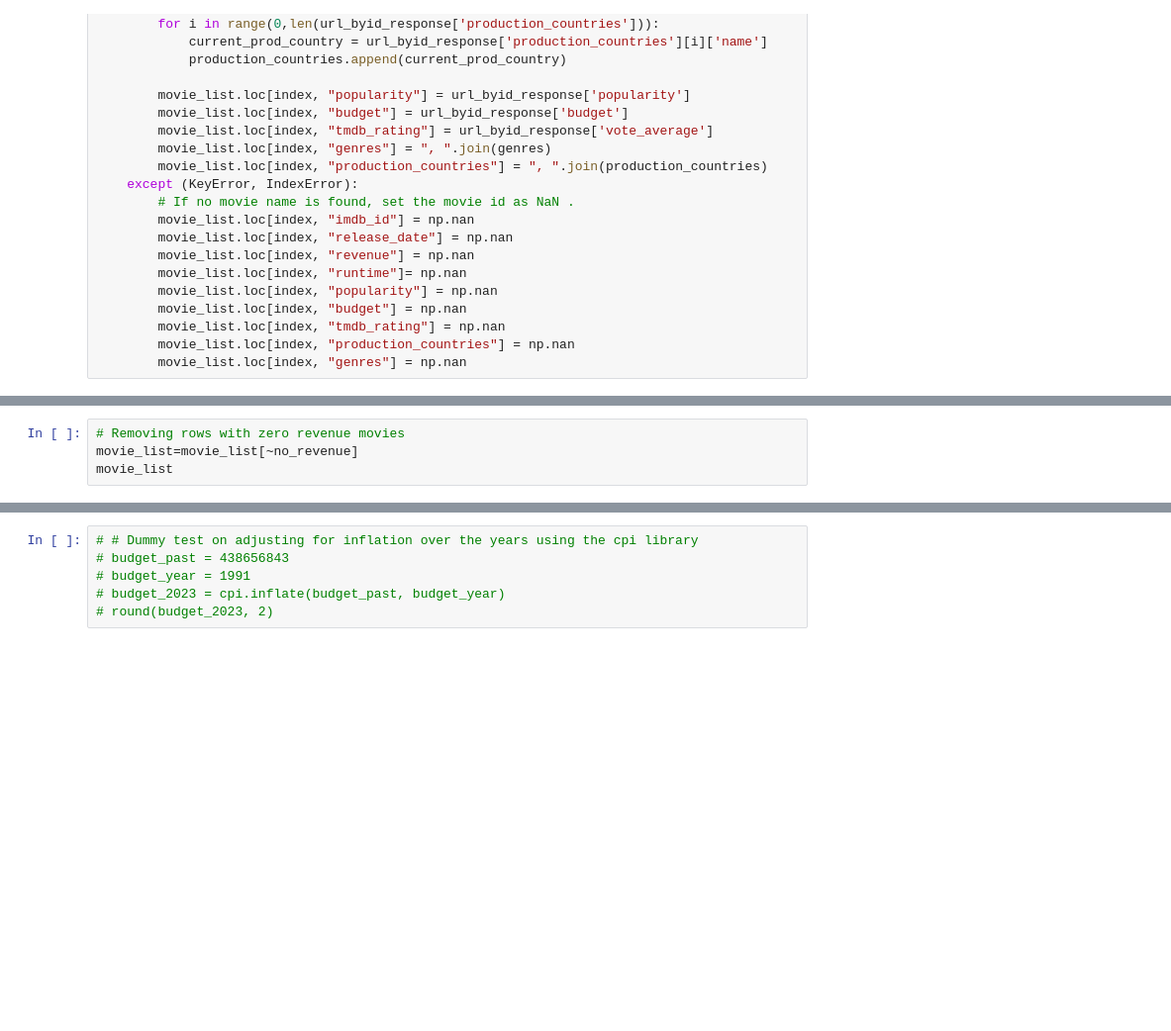
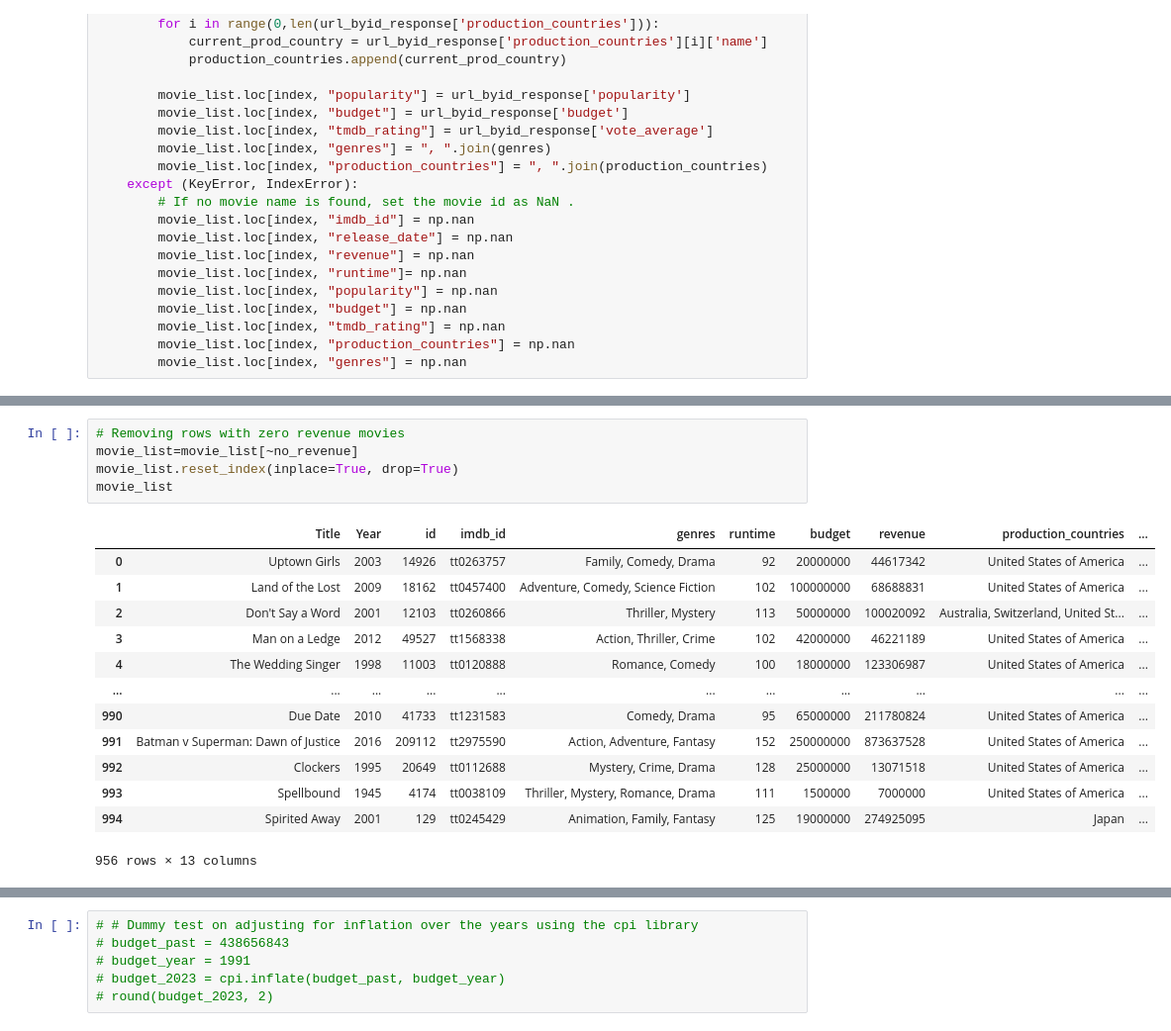
Before and after one commit to Mitajoshi/BC-Project-1, a Jupyter notebook: movie_analysis.ipynb, the cells around one changed output, grey strips where cells are left out. Shown at 99% size. Saved outputs shown, nothing was run; the diff lists cells and outputs as text; blank space fills up the shorter version.

```diff
--- a/movie_analysis.ipynb
+++ b/movie_analysis.ipynb
@@ -549,7 +626,22 @@ no_revenue
 # %%
 # Removing rows with zero revenue movies
 movie_list=movie_list[~no_revenue]
+movie_list.reset_index(inplace=True, drop=True)
 movie_list
+# %% [output]
+|  | Title | Year | id | imdb_id | genres | runtime | budget | revenue | production_countries | ... |
+| 0 | Uptown Girls | 2003 | 14926 | tt0263757 | Family, Comedy, Drama | 92 | 20000000 | 44617342 | United States of America | ... |
+| 1 | Land of the Lost | 2009 | 18162 | tt0457400 | Adventure, Comedy, Science Fiction | 102 | 100000000 | 68688831 | United States of America | ... |
+| 2 | Don't Say a Word | 2001 | 12103 | tt0260866 | Thriller, Mystery | 113 | 50000000 | 100020092 | Australia, Switzerland, United St... | ... |
+| 3 | Man on a Ledge | 2012 | 49527 | tt1568338 | Action, Thriller, Crime | 102 | 42000000 | 46221189 | United States of America | ... |
+| 4 | The Wedding Singer | 1998 | 11003 | tt0120888 | Romance, Comedy | 100 | 18000000 | 123306987 | United States of America | ... |
+| ... | ... | ... | ... | ... | ... | ... | ... | ... | ... | ... |
+| 990 | Due Date | 2010 | 41733 | tt1231583 | Comedy, Drama | 95 | 65000000 | 211780824 | United States of America | ... |
+| 991 | Batman v Superman: Dawn of Justice | 2016 | 209112 | tt2975590 | Action, Adventure, Fantasy | 152 | 250000000 | 873637528 | United States of America | ... |
+| 992 | Clockers | 1995 | 20649 | tt0112688 | Mystery, Crime, Drama | 128 | 25000000 | 13071518 | United States of America | ... |
+| 993 | Spellbound | 1945 | 4174 | tt0038109 | Thriller, Mystery, Romance, Drama | 111 | 1500000 | 7000000 | United States of America | ... |
+| 994 | Spirited Away | 2001 | 129 | tt0245429 | Animation, Family, Fantasy | 125 | 19000000 | 274925095 | Japan | ... |
+956 rows × 13 columns
 # %%
 # Check if there are any 0 values remaining for either budget or revenue in the DataFrame
 print(f"Budget check: ")
```
Also changed, not shown: parts of 80 cells of this notebook.
